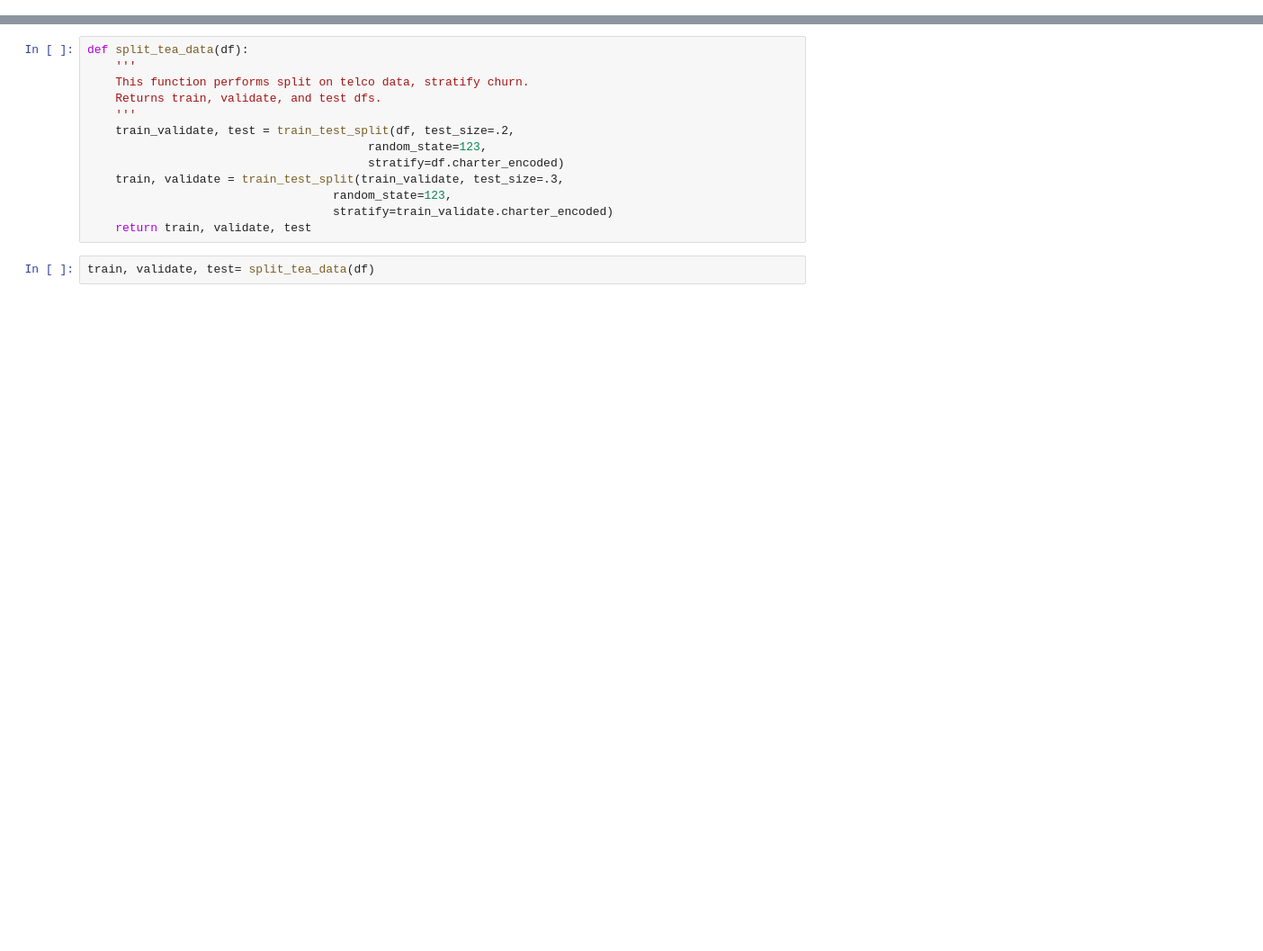
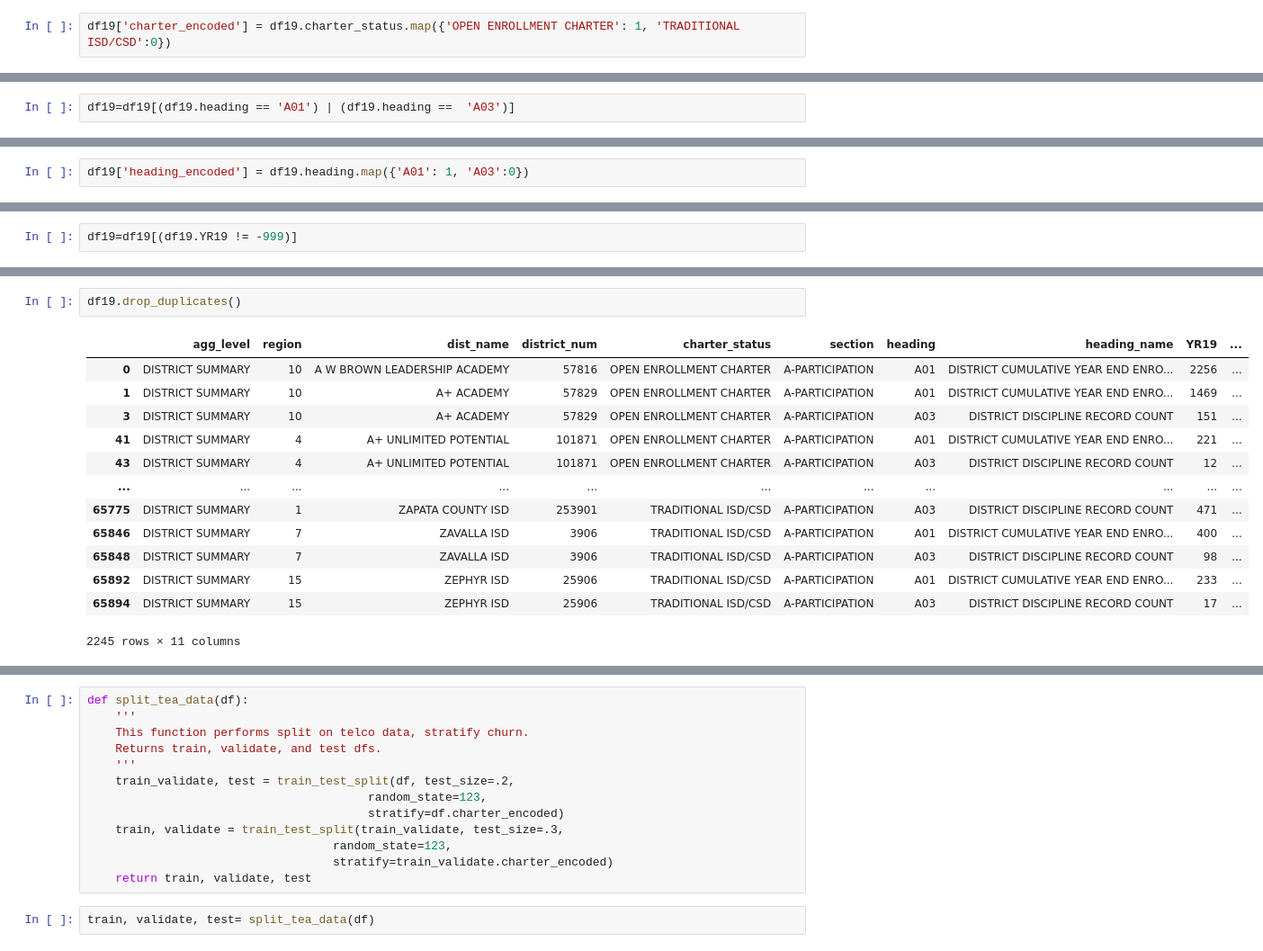
Before and after one commit to raedownen/project-4-classification, a Jupyter notebook: working_nb.ipynb, the cells around one changed output, grey strips where cells are left out. Shown at 90% size. Saved outputs shown, nothing was run; the diff lists cells and outputs as text; blank space fills up the shorter version.

```diff
--- a/working_nb.ipynb
+++ b/working_nb.ipynb
@@ -34,0 +162,2 @@ df = pd.read_csv('DISTRICT_summary_22.csv')
+# %%
+df19['charter_encoded'] = df19.charter_status.map({'OPEN ENROLLMENT CHARTER': 1, 'TRADITIONAL ISD/CSD':0})
@@ -34,0 +194,2 @@ df = pd.read_csv('DISTRICT_summary_22.csv')
+# %%
+df19=df19[(df19.heading == 'A01') | (df19.heading ==  'A03')]
@@ -34,0 +205,2 @@ df = pd.read_csv('DISTRICT_summary_22.csv')
+# %%
+df19['heading_encoded'] = df19.heading.map({'A01': 1, 'A03':0})
@@ -34,0 +222,2 @@ df = pd.read_csv('DISTRICT_summary_22.csv')
+# %%
+df19=df19[(df19.YR19 != -999)]
@@ -34,0 +239,16 @@ df = pd.read_csv('DISTRICT_summary_22.csv')
+# %%
+df19.drop_duplicates()
+# %% [output]
+|  | agg_level | region | dist_name | district_num | charter_status | section | heading | heading_name | YR19 | ... |
+| 0 | DISTRICT SUMMARY | 10 | A W BROWN LEADERSHIP ACADEMY | 57816 | OPEN ENROLLMENT CHARTER | A-PARTICIPATION | A01 | DISTRICT CUMULATIVE YEAR END ENRO... | 2256 | ... |
+| 1 | DISTRICT SUMMARY | 10 | A+ ACADEMY | 57829 | OPEN ENROLLMENT CHARTER | A-PARTICIPATION | A01 | DISTRICT CUMULATIVE YEAR END ENRO... | 1469 | ... |
+| 3 | DISTRICT SUMMARY | 10 | A+ ACADEMY | 57829 | OPEN ENROLLMENT CHARTER | A-PARTICIPATION | A03 | DISTRICT DISCIPLINE RECORD COUNT | 151 | ... |
+| 41 | DISTRICT SUMMARY | 4 | A+ UNLIMITED POTENTIAL | 101871 | OPEN ENROLLMENT CHARTER | A-PARTICIPATION | A01 | DISTRICT CUMULATIVE YEAR END ENRO... | 221 | ... |
+| 43 | DISTRICT SUMMARY | 4 | A+ UNLIMITED POTENTIAL | 101871 | OPEN ENROLLMENT CHARTER | A-PARTICIPATION | A03 | DISTRICT DISCIPLINE RECORD COUNT | 12 | ... |
+| ... | ... | ... | ... | ... | ... | ... | ... | ... | ... | ... |
+| 65775 | DISTRICT SUMMARY | 1 | ZAPATA COUNTY ISD | 253901 | TRADITIONAL ISD/CSD | A-PARTICIPATION | A03 | DISTRICT DISCIPLINE RECORD COUNT | 471 | ... |
+| 65846 | DISTRICT SUMMARY | 7 | ZAVALLA ISD | 3906 | TRADITIONAL ISD/CSD | A-PARTICIPATION | A01 | DISTRICT CUMULATIVE YEAR END ENRO... | 400 | ... |
+| 65848 | DISTRICT SUMMARY | 7 | ZAVALLA ISD | 3906 | TRADITIONAL ISD/CSD | A-PARTICIPATION | A03 | DISTRICT DISCIPLINE RECORD COUNT | 98 | ... |
+| 65892 | DISTRICT SUMMARY | 15 | ZEPHYR ISD | 25906 | TRADITIONAL ISD/CSD | A-PARTICIPATION | A01 | DISTRICT CUMULATIVE YEAR END ENRO... | 233 | ... |
+| 65894 | DISTRICT SUMMARY | 15 | ZEPHYR ISD | 25906 | TRADITIONAL ISD/CSD | A-PARTICIPATION | A03 | DISTRICT DISCIPLINE RECORD COUNT | 17 | ... |
+2245 rows × 11 columns
```
Also changed, not shown: parts of 188 cells of this notebook.
